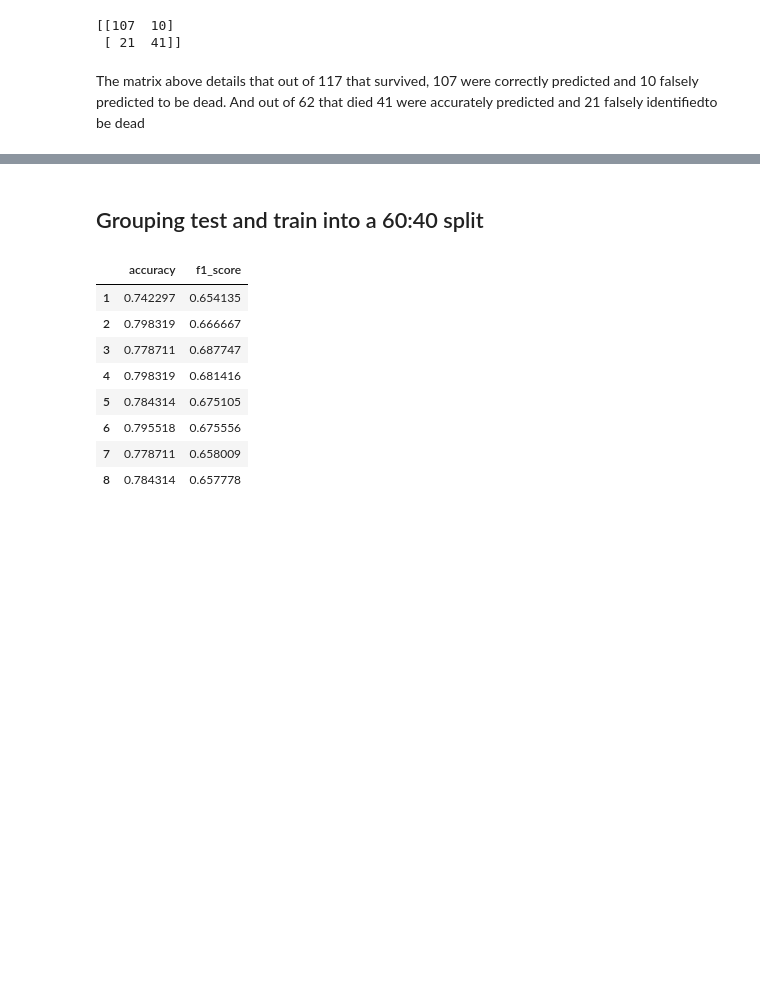
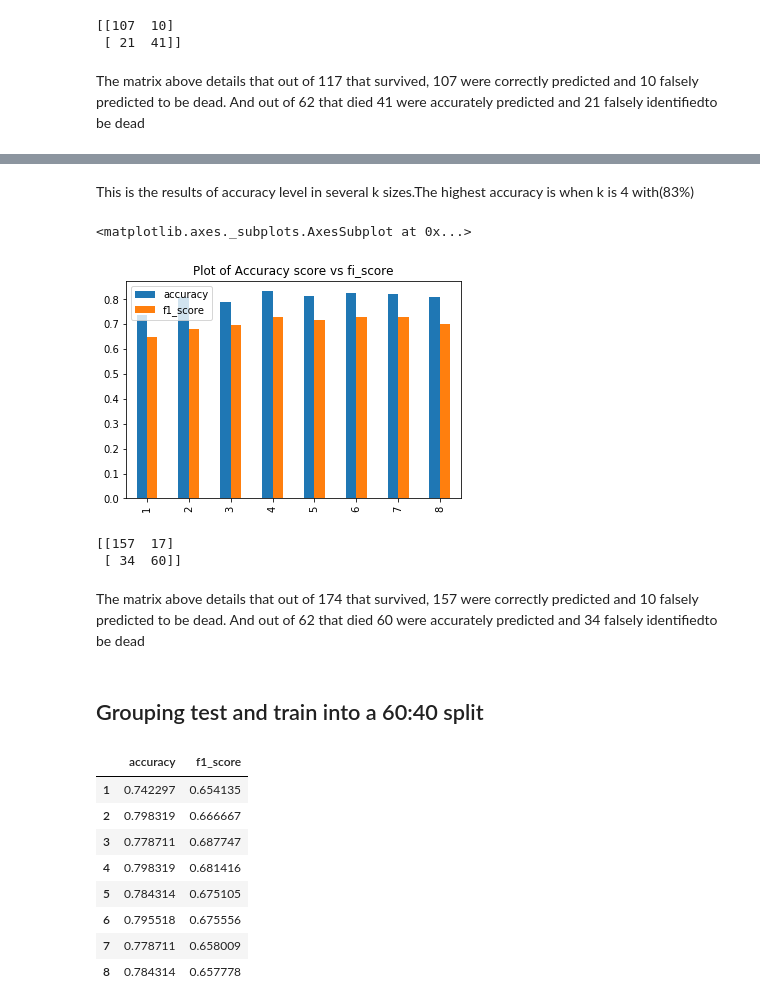
Before and after one commit to dkchebet7/Classification, a Jupyter notebook: week9_IP.ipynb, the cells around one changed output, grey strips where cells are left out. Drawn from its saved outputs; the diff is of its cells as text; code cells hidden in the pictures; blank space fills up the shorter version.

```diff
--- a/week9_IP.ipynb
+++ b/week9_IP.ipynb
@@ -327,7 +325,7 @@ accuracy = []
 score = []
 for i in range(1,9):
   ## Split data into train and test sets
-  X_train,X_test,y_train,y_test = train_test_split(X,y,test_size = 0.3, random_state = 10)
+  X_train,X_test,y_train,y_test = train_test_split(X,y,test_size = 0.2, random_state = 10)
 
   ## Standardise data
   Scale = MinMaxScaler()
@@ -382,0 +383,31 @@ And out of 62 that died 41 were accurately predicted and 21 falsely identifiedto
+# %%
+## Applying KNN
+
+accuracy = []
+score = []
+for i in range(1,9):
+  ## Split data into train and test sets
+  X_train,X_test,y_train,y_test = train_test_split(X,y,test_size = 0.3, random_state = 10)
+
+  ## Standardise data
+  Scale = MinMaxScaler()
+  X_train = Scale.fit_transform(X_train)
+  X_test = Scale.transform(X_test)
+
+  ## Applying KNN
+  k = KNeighborsClassifier(i)
+  k.fit(X_train,y_train)
+
+  ##Predicting the X_test data
+  y_pred = k.predict(X_test)
+
+  ## Testing the accuracy of our predictions
+  acc = accuracy_score(y_test,y_pred)
+  f = f1_score(y_test,y_pred)
+
+  accuracy.append(acc)
+  score.append(f)
+
+## Creating a dataframe of the accuracy score at different levels
+prediction = pd.DataFrame({'accuracy': accuracy, 'f1_score': score},index = range(1,9))
+prediction
@@ -383,3 +424,22 @@ And out of 62 that died 41 were accurately predicted and 21 falsely identifiedto
+# %% [markdown]
+This is the results of accuracy level in several k sizes.The highest accuracy is when k is 4 with(83%)
+# %%
+## Plotting the predictions
+prediction.plot(kind = 'bar', title = 'Plot of Accuracy score vs fi_score')
+#prediction.plot.title('Accuracy vs f1_score Graph')
+# %% [output]
+<matplotlib.axes._subplots.AxesSubplot at 0x...>
+[figure, added]
+# %%
+##Confusion matrix
+from sklearn.metrics import confusion_matrix
+print(confusion_matrix(y_test,y_pred))
+# %% [output]
+[[157  17]
+ [ 34  60]]
+# %% [markdown]
+The matrix above details that out of 174 that survived, 157 were correctly predicted and 10 falsely predicted to be dead.
+And out of 62 that died 60 were accurately predicted and 34 falsely identifiedto be dead
 # %% [markdown]
 ## Grouping test and train into a 60:40 split
 # %%
```
Also changed, not shown: parts of 7 cells of this notebook.
